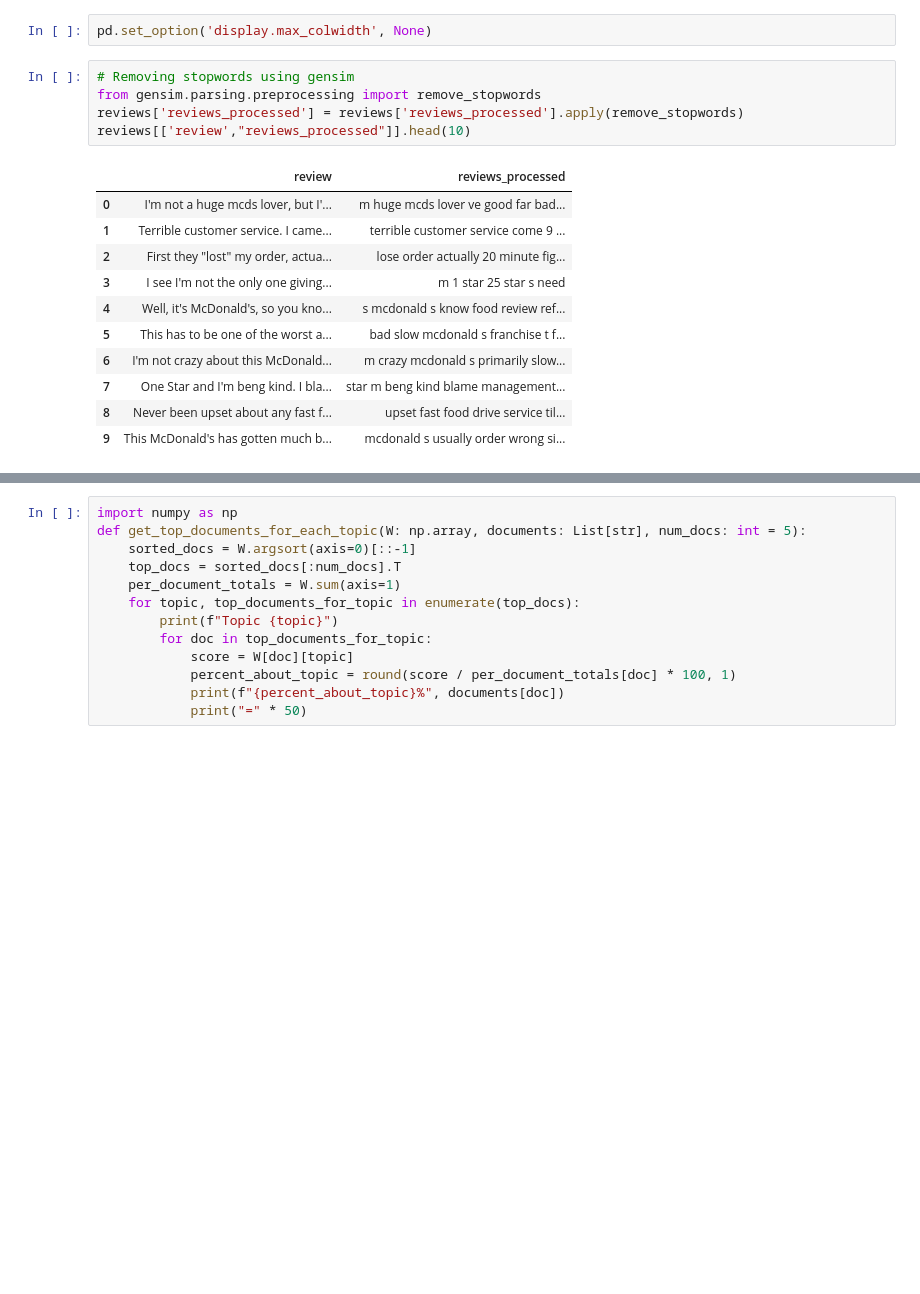
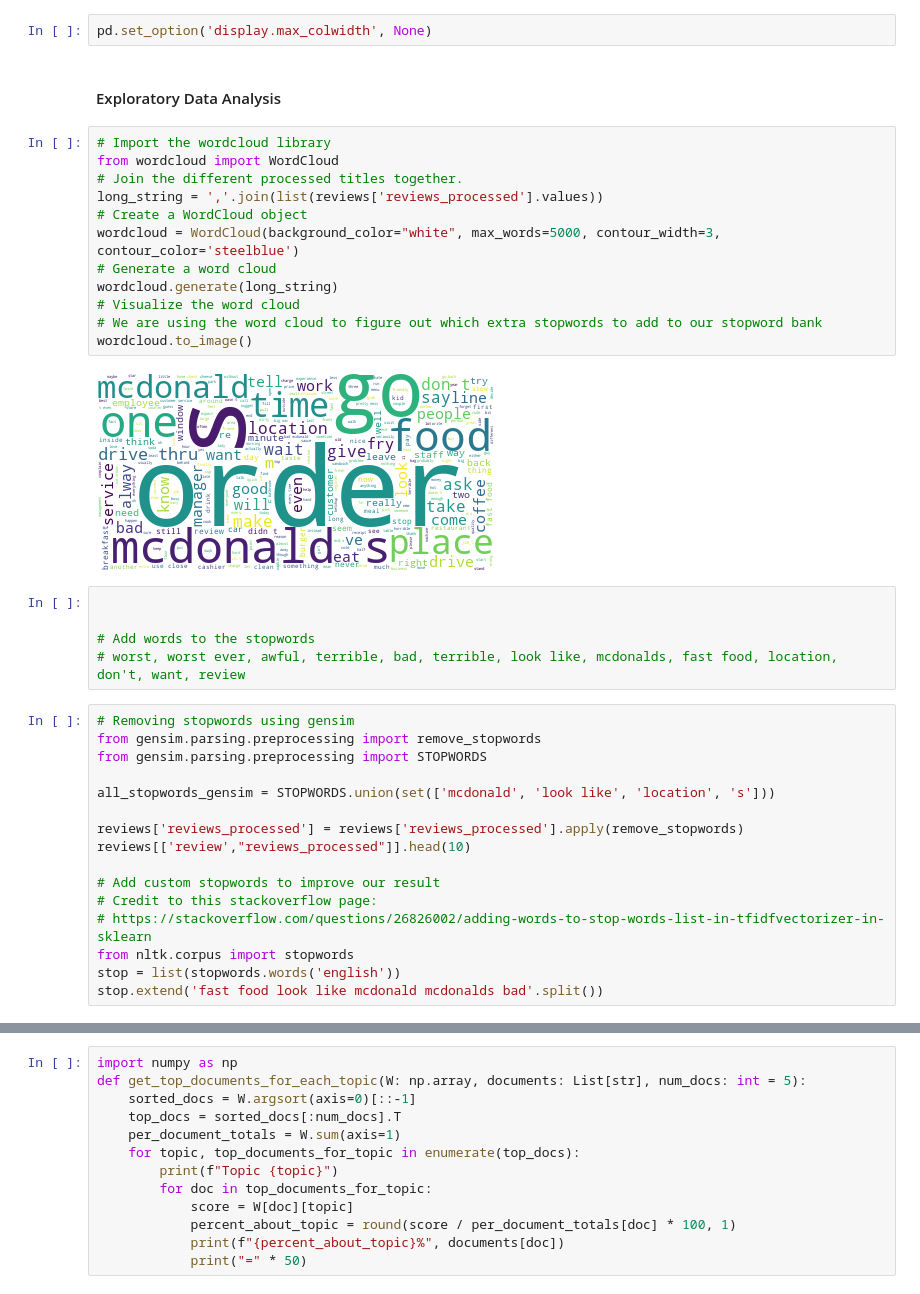
Before and after one commit to JewonJu/DSO-560-NLP-team-black, a Jupyter notebook: homework2/JEWON_JU_Homework 2.ipynb, the cells around one changed output, grey strips where cells are left out. Drawn from its saved outputs; the diff is of its cells as text; blank space fills up the shorter version.

```diff
--- a/homework2/JEWON_JU_Homework 2.ipynb
+++ b/homework2/JEWON_JU_Homework 2.ipynb
@@ -121,20 +115,40 @@ def lemmatize_sentence(sentence):
 reviews['reviews_processed'] = reviews['reviews_processed'].apply(lemmatize_sentence)
 # %%
 pd.set_option('display.max_colwidth', None)
+# %% [markdown]
+#### Exploratory Data Analysis
+# %%
+# Import the wordcloud library
+from wordcloud import WordCloud
+# Join the different processed titles together.
+long_string = ','.join(list(reviews['reviews_processed'].values))
+# Create a WordCloud object
+wordcloud = WordCloud(background_color="white", max_words=5000, contour_width=3, contour_color='steelblue')
+# Generate a word cloud
+wordcloud.generate(long_string)
+# Visualize the word cloud
+# We are using the word cloud to figure out which extra stopwords to add to our stopword bank
+wordcloud.to_image()
+# %% [output]
+[figure, added]
+# %%
+
+
+# Add words to the stopwords
+# worst, worst ever, awful, terrible, bad, terrible, look like, mcdonalds, fast food, location, don't, want, review
 # %%
 # Removing stopwords using gensim
 from gensim.parsing.preprocessing import remove_stopwords
+from gensim.parsing.preprocessing import STOPWORDS
+
+all_stopwords_gensim = STOPWORDS.union(set(['mcdonald', 'look like', 'location', 's']))
+
 reviews['reviews_processed'] = reviews['reviews_processed'].apply(remove_stopwords)
 reviews[['review',"reviews_processed"]].head(10)
+
+# Add custom stopwords to improve our result
+# Credit to this stackoverflow page:
+# https://stackoverflow.com/questions/26826002/adding-words-to-stop-words-list-in-tfidfvectorizer-in-sklearn
+from nltk.corpus import stopwords
+stop = list(stopwords.words('english'))
+stop.extend('fast food look like mcdonald mcdonalds bad'.split())
-# %% [output]
-|  | review | reviews_processed |
-| 0 | I'm not a huge mcds lover, but I'... | m huge mcds lover ve good far bad... |
-| 1 | Terrible customer service. I came... | terrible customer service come 9 ... |
-| 2 | First they "lost" my order, actua... | lose order actually 20 minute fig... |
-| 3 | I see I'm not the only one giving... | m 1 star 25 star s need |
-| 4 | Well, it's McDonald's, so you kno... | s mcdonald s know food review ref... |
-| 5 | This has to be one of the worst a... | bad slow mcdonald s franchise t f... |
-| 6 | I'm not crazy about this McDonald... | m crazy mcdonald s primarily slow... |
-| 7 | One Star and I'm beng kind. I bla... | star m beng kind blame management... |
-| 8 | Never been upset about any fast f... | upset fast food drive service til... |
-| 9 | This McDonald's has gotten much b... | mcdonald s usually order wrong si... |
```
Also changed, not shown: parts of 16 cells of this notebook.
